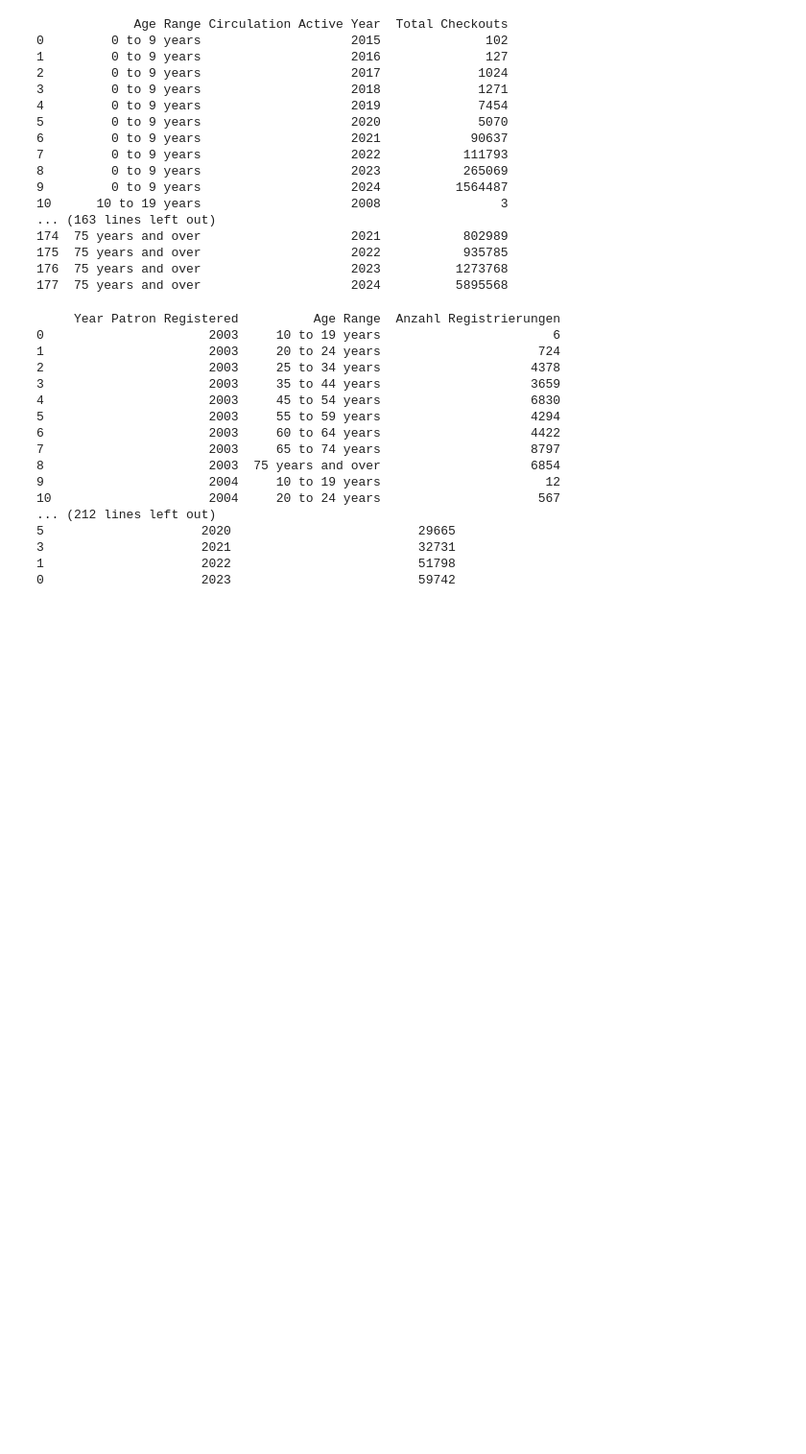
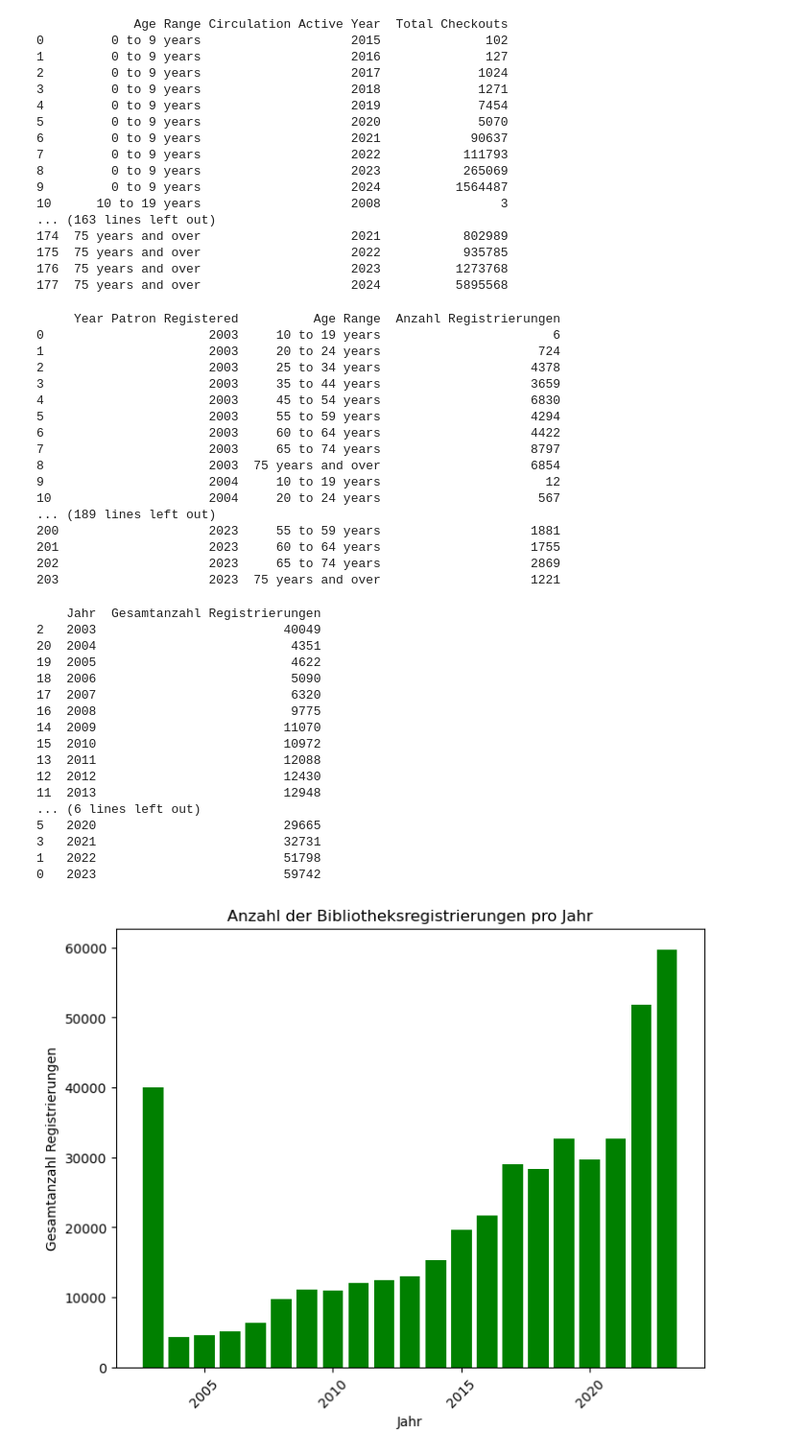
Before and after one commit to Gremmelspacher/DataLibrarian, a Jupyter notebook: Modul_3/notebooks/ProjektaufgabeDeskriptiveStatistikVisualisierungenGremmelspacher.ipynb, the cells around one changed output. Shown at 96% size. Saved outputs shown, nothing was run; the diff lists cells and outputs as text; code cells hidden in the pictures; blank space fills up the shorter version.

```diff
--- a/Modul_3/notebooks/ProjektaufgabeDeskriptiveStatistikVisualisierungenGremmelspacher.ipynb
+++ b/Modul_3/notebooks/ProjektaufgabeDeskriptiveStatistikVisualisierungenGremmelspacher.ipynb
@@ -178,7 +183,7 @@ print(result)
 176  75 years and over                    2023          1273768
 177  75 years and over                    2024          5895568
 # %%
-# Wie viele Registrierungen gibt es pro Jahr und Altersgruppe?
+# Wie viele Registrierungen gab es pro Jahr und Altersgruppe?
 
 import pandas as pd
 
@@ -186,22 +191,10 @@ df = pd.read_csv("../data/Library_Usage.csv", low_memory=False)
 
 df.replace("Null", pd.NA, inplace=True)
 
-Registrierungen = df.groupby(["Year Patron Registered", "Age Range"]).size().reset_index(name="Anzahl Registrierungen")
+registrierungen = df.groupby(["Year Patron Registered", "Age Range"]).size().reset_index(name="Anzahl Registrierungen")
 
-print(Registrierungen)
+print(registrierungen)
 print()
-
-# Summe der Registrierungen pro Jahr über alle Altersgruppen hinweg
-Registrierungen_Gesamt = df["Year Patron Registered"].value_counts().reset_index()
-
-# Spalten umbenennen
-Registrierungen_Gesamt.columns = ["Year Patron Registered", "Gesamtanzahl Registrierungen"]
-
-# Nach Jahr sortieren
-Registrierungen_Gesamt = Registrierungen_Gesamt.sort_values("Year Patron Registered")
-
-print(Registrierungen_Gesamt)
-print()
 # %% [output]
      Year Patron Registered          Age Range  Anzahl Registrierungen
 0                      2003     10 to 19 years                       6
@@ -215,8 +208,53 @@ print()
 8                      2003  75 years and over                    6854
 9                      2004     10 to 19 years                      12
 10                     2004     20 to 24 years                     567
-... (212 lines left out)
-5                     2020                         29665
-3                     2021                         32731
-1                     2022                         51798
-0                     2023                         59742
+... (189 lines left out)
+200                    2023     55 to 59 years                    1881
+201                    2023     60 to 64 years                    1755
+202                    2023     65 to 74 years                    2869
+203                    2023  75 years and over                    1221
+# %%
+# Wie viele Registrierungen gab es pro Jahr insgesamt?
+
+import pandas as pd
+import matplotlib.pyplot as plt
+
+df = pd.read_csv("../data/Library_Usage.csv", low_memory=False)
+
+registrierungen_gesamtzahl = df["Year Patron Registered"].value_counts().reset_index()
+
+# Spalten umbenennen
+registrierungen_gesamtzahl.columns = ["Jahr", "Gesamtanzahl Registrierungen"]
+
+# Nach Jahr sortieren
+registrierungen_gesamtzahl = registrierungen_gesamtzahl.sort_values("Jahr")
+
+print(registrierungen_gesamtzahl)
+print()
+
+plt.figure(figsize=(8, 6))
+plt.bar(registrierungen_gesamtzahl["Jahr"], registrierungen_gesamtzahl["Gesamtanzahl Registrierungen"], color="green")
+plt.xlabel("Jahr")
+plt.ylabel("Gesamtanzahl Registrierungen")
+plt.title("Anzahl der Bibliotheksregistrierungen pro Jahr")
+plt.xticks(rotation=45)  # für bessere Lesbarkeit
+plt.show()
+# %% [output]
+    Jahr  Gesamtanzahl Registrierungen
+2   2003                         40049
+20  2004                          4351
+19  2005                          4622
+18  2006                          5090
+17  2007                          6320
+16  2008                          9775
+14  2009                         11070
+15  2010                         10972
+13  2011                         12088
+12  2012                         12430
+11  2013                         12948
+... (6 lines left out)
+5   2020                         29665
+3   2021                         32731
+1   2022                         51798
+0   2023                         59742
+[figure, added]
```
Also changed, not shown: parts of 6 cells of this notebook.
